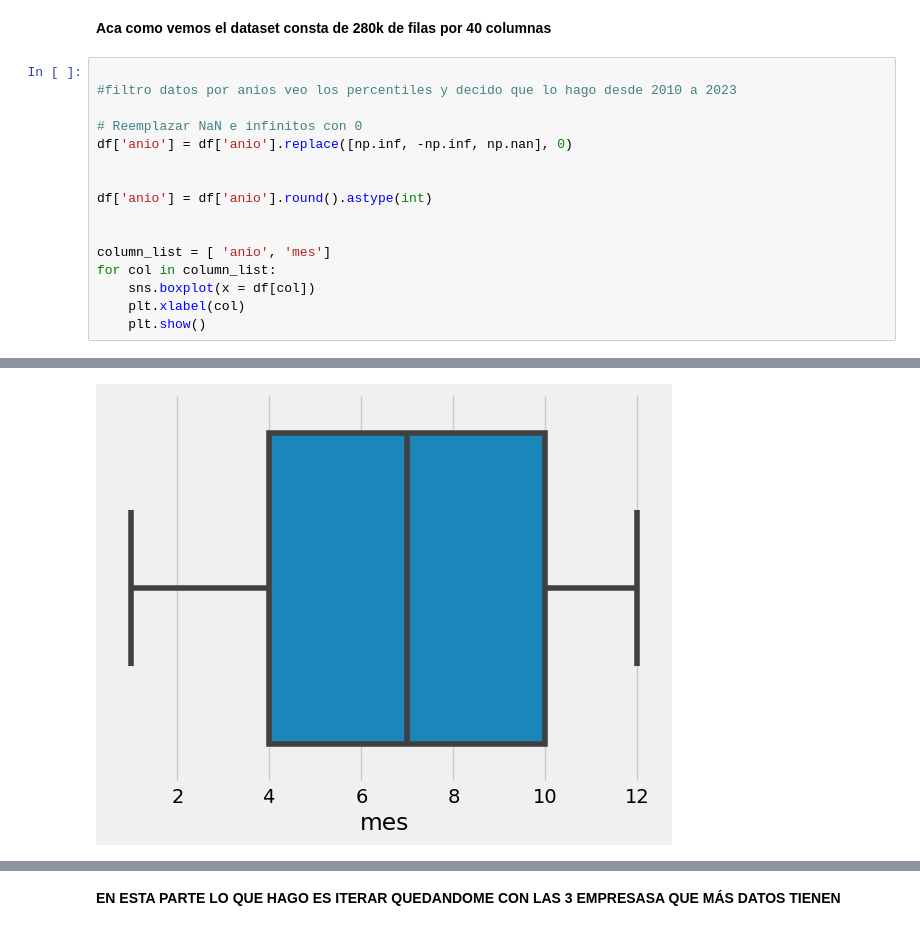
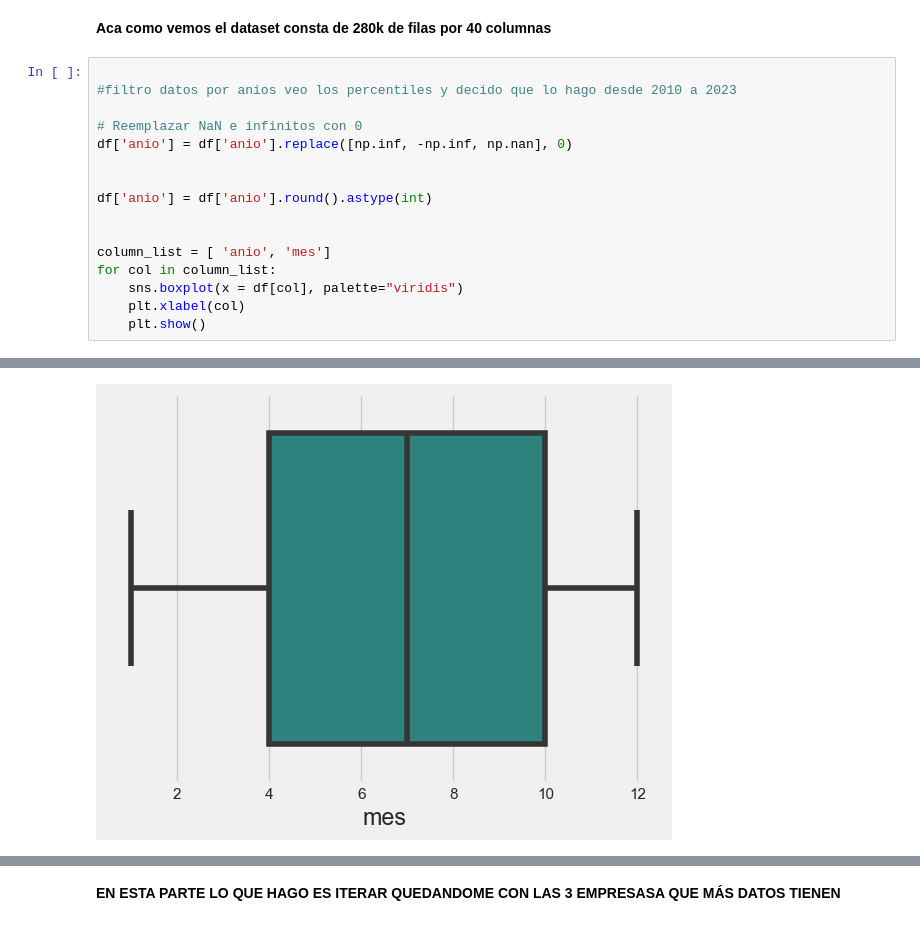
Before and after one commit to FelipeC2T/Pozos_Argentina, a Jupyter notebook: Analisis_Pozos.ipynb, the cells around one changed output, grey strips where cells are left out. Drawn from its saved outputs; the diff is of its cells as text.

```diff
--- a/Analisis_Pozos.ipynb
+++ b/Analisis_Pozos.ipynb
@@ -126,7 +126,7 @@ df['anio'] = df['anio'].round().astype(int)
 
 column_list = [ 'anio', 'mes']
 for col in column_list:
-    sns.boxplot(x = df[col])
+    sns.boxplot(x = df[col], palette="viridis")
     plt.xlabel(col)
     plt.show()
 # %% [output]
@@ -134,4 +134,4 @@ for col in column_list:
-[figure, old version]
+[figure, new version]
 # %%
 #filtro los años que tienen pocos datos utilizando los rangos itercuartiles
 
```
Also changed, not shown: parts of 24 cells of this notebook, 7 other files.
